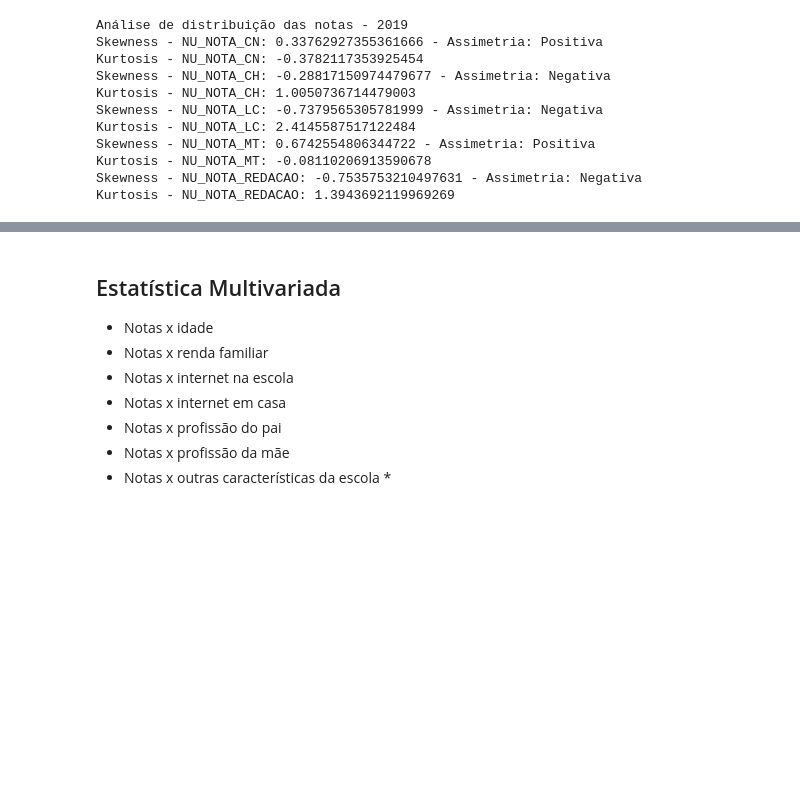
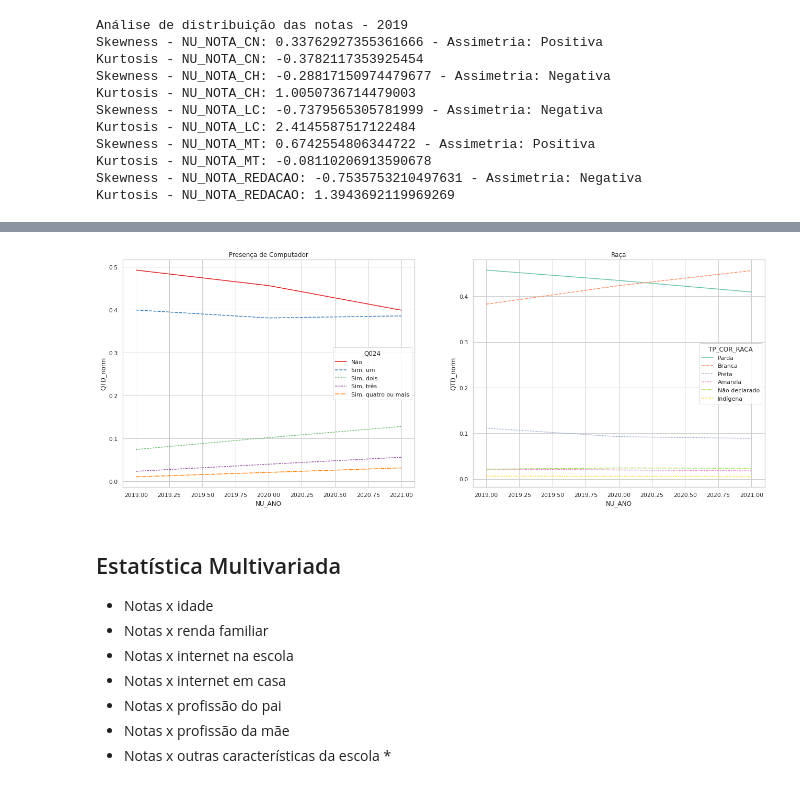
Before and after one commit to JV-Nunes/Relatorio-Conectividade, a Jupyter notebook: Analise/EDA/Enem.ipynb, the cells around one changed output, grey strips where cells are left out. Cells and saved outputs as stored; diff of their text form; code cells hidden in the pictures; blank space fills up the shorter version.

```diff
--- a/Analise/EDA/Enem.ipynb
+++ b/Analise/EDA/Enem.ipynb
@@ -124,0 +187,3 @@ for i in enumerate(categorical_cols):
+# %%
+def cross_evolution(df1, df2, col):
+    return evolution(df1, col).merge(evolution(df2, col), on=['NU_ANO',col], suffixes=['_abs','_norm'])
@@ -125,3 +196,21 @@ for i in enumerate(categorical_cols):
+# %%
+evolucao_computador = cross_evolution(serie_abs, serie_norm, 'Q024')
+evolucao_raca = cross_evolution(serie_abs, serie_norm, 'TP_COR_RACA')
+# %%
+evolucao_raca.TP_COR_RACA = evolucao_raca.TP_COR_RACA.apply(lambda x: int(float(x))).replace(categorical_labels['TP_COR_RACA'])
+evolucao_raca.NU_ANO = evolucao_raca.NU_ANO.astype(int)
+evolucao_computador.Q024 = evolucao_computador.Q024.replace(categorical_labels['Q024'])
+evolucao_computador.NU_ANO = evolucao_computador.NU_ANO.astype(int)
+# %%
+sns.set_theme(style='whitegrid')
+fig, ax = plt.subplots(1,2, figsize=(22,8))
+ax[0] = sns.lineplot(x='NU_ANO', y='QTD_norm', data=evolucao_computador, hue='Q024', ax=ax[0], palette='Set1', style='Q024')
+ax[0].set_title('Presença de Computador')
+ax[1] = sns.lineplot(x='NU_ANO', y='QTD_norm', data=evolucao_raca, hue='TP_COR_RACA', ax=ax[1], palette='Set2', style='TP_COR_RACA')
+ax[1].set_title('Raça')
+plt.show()
+# %% [output]
+[figure, added]
 # %% [markdown]
 ## Estatística Multivariada
 - Notas x idade
```
Also changed, not shown: parts of 17 cells of this notebook, 2 other files.
